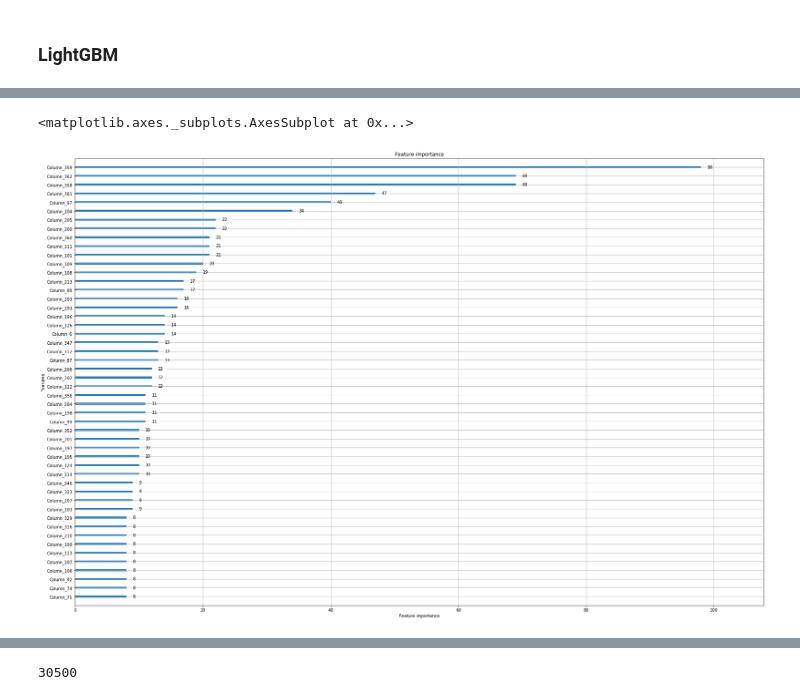
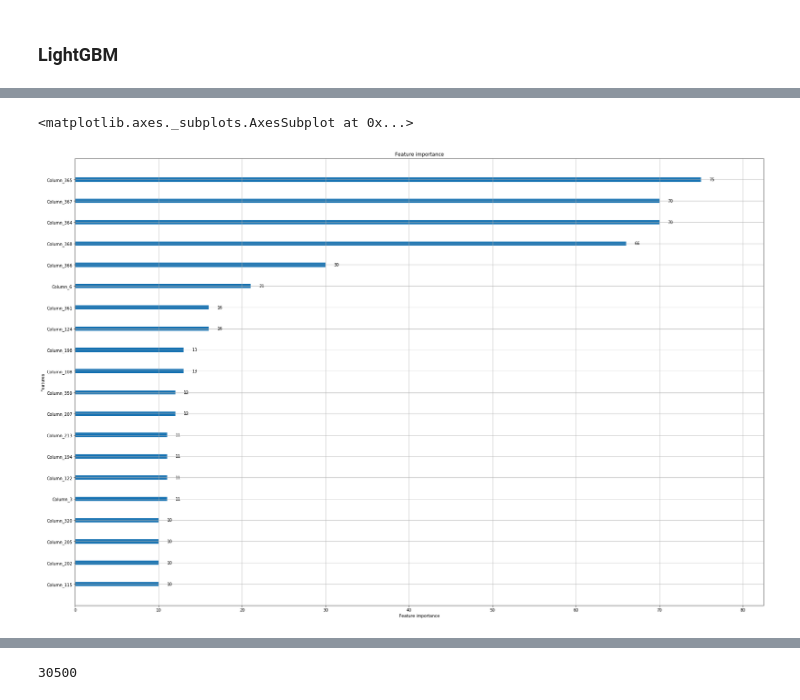
Before and after one commit to k-sobolev/Module_bank_challenge, a Jupyter notebook: Online.ipynb, the cells around one changed output, grey strips where cells are left out. Cells and saved outputs as stored; diff of their text form; code cells hidden in the pictures.

```diff
--- a/Online.ipynb
+++ b/Online.ipynb
@@ -129,7 +160,7 @@ y_train_pred_bnb = bnb.predict_proba(X_train)[:,1]
 y_validate_pred_bnb = bnb.predict_proba(X_validate)[:,1]
 # %%
 y_pred_mnb = cross_val_predict(mnb, X, y, cv=5, method = 'predict_proba')[:,1]
-gnb.fit(X, y)
+mnb.fit(X, y)
 y_test_pred_mnb = mnb.predict_proba(X_test)[:,1]
 y_train_pred_mnb = mnb.predict_proba(X_train)[:,1]
 y_validate_pred_mnb = mnb.predict_proba(X_validate)[:,1]
@@ -207,6 +261,6 @@ for n in np.arange(10, 500, 50):
 # %%
 #Запускаем лучшее решение и сохраняем результат
-rfc_best = RandomForestClassifier(n_estimators=400, max_depth = 10, n_jobs = 4)
+rfc_best = RandomForestClassifier(n_estimators=220, max_depth = 12, n_jobs = 4)
 y_pred_rfc = cross_val_predict(rfc_best, X, y, cv=5, method = 'predict_proba')[:,1]
 rfc_best.fit(X, y)
 y_test_pred_rfc = rfc_best.predict_proba(X_test)[:,1]
@@ -236,7 +292,7 @@ encoded_Y = encoder.transform(y)
 def create_baseline():
 	# create model
 	model = Sequential()
-	model.add(Dense(60, input_dim=358, kernel_initializer='normal', activation='relu'))
+	model.add(Dense(60, input_dim=364, kernel_initializer='normal', activation='relu'))
 	model.add(Dense(1, kernel_initializer='normal', activation='sigmoid'))
 	# Compile model
 	model.compile(loss='binary_crossentropy', optimizer='adam', metrics=['accuracy'])
@@ -433,17 +507,17 @@ parameters = {'objective' :'binary', 'max_depth' : 2, 'bagging_fraction' : 1,
                         'num_leaves':8, 'feature_fraction' : 0.1, 'lambda_l2' : 0.7,
                         'learning_rate' : 0.056,
                         'n_estimators' : 160, 'verbose' : 0}
-gbm = lgb.LGBMRegressor(objective='binary', max_depth = 4, bagging_fraction = 0.5,
-                        num_leaves=5, feature_fraction = 1, lambda_l2 = 0.1,
+gbm = lgb.LGBMRegressor(objective='binary', max_depth = 6, bagging_fraction = 1,
+                        num_leaves=15, feature_fraction = 0.3, lambda_l2 = 0.001,
                         learning_rate=0.055,
-                        n_estimators=250, verbose = 0)
+                        n_estimators=70, verbose = 0)
 gbm.fit(X_l, y)
 y_pred = gbm.predict(X_test_l, num_iteration=gbm.best_iteration_)
 # %%
-lgb.plot_importance(gbm, figsize=(30, 20), max_num_features=50)
+lgb.plot_importance(gbm, figsize=(30, 20), max_num_features=20)
 # %% [output]
 <matplotlib.axes._subplots.AxesSubplot at 0x...>
-[figure, old version]
+[figure, new version]
 # %%
 #y_pred_lgb = cross_val_predict(lgb, X, y, cv=5, method = 'predict_proba')[:,1]
 #cb.fit(X, y)
```
Also changed, not shown: parts of 29 cells of this notebook, 11 other files.
